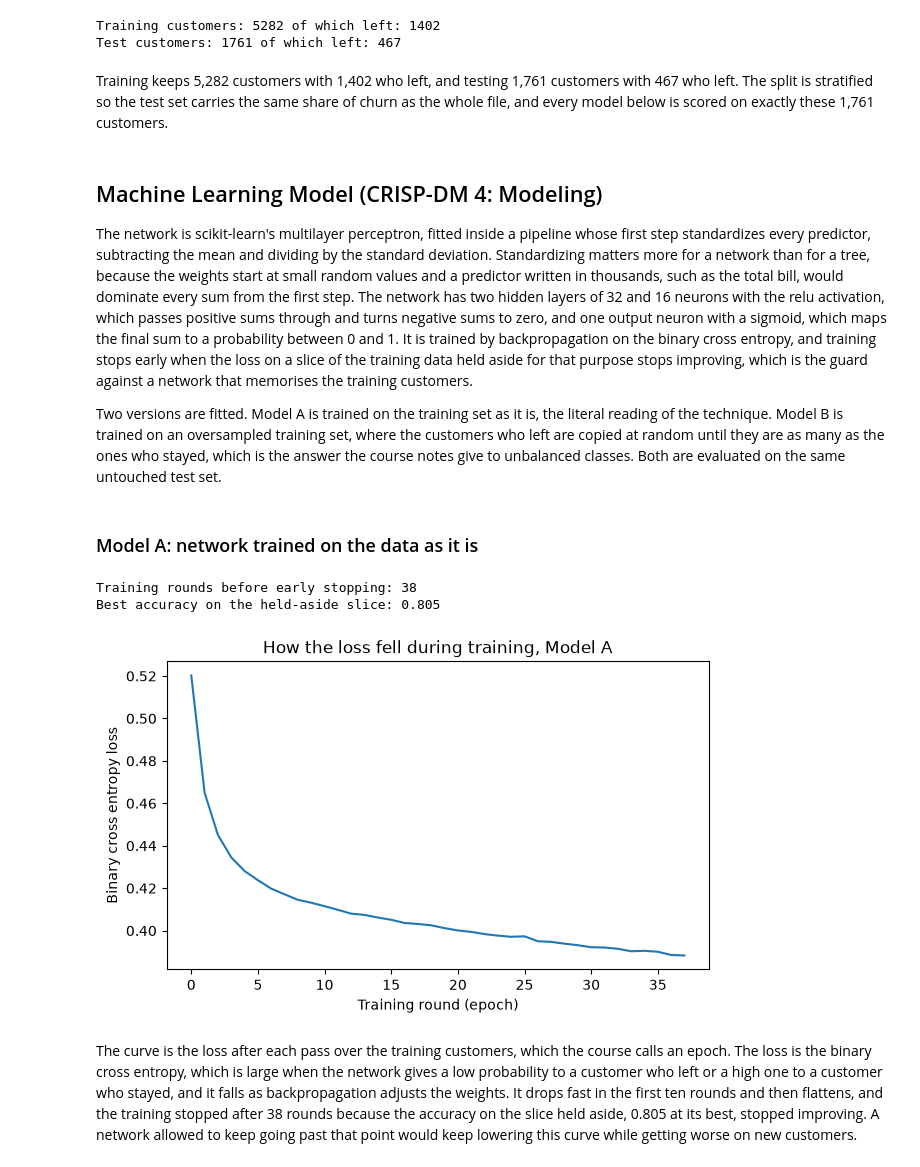
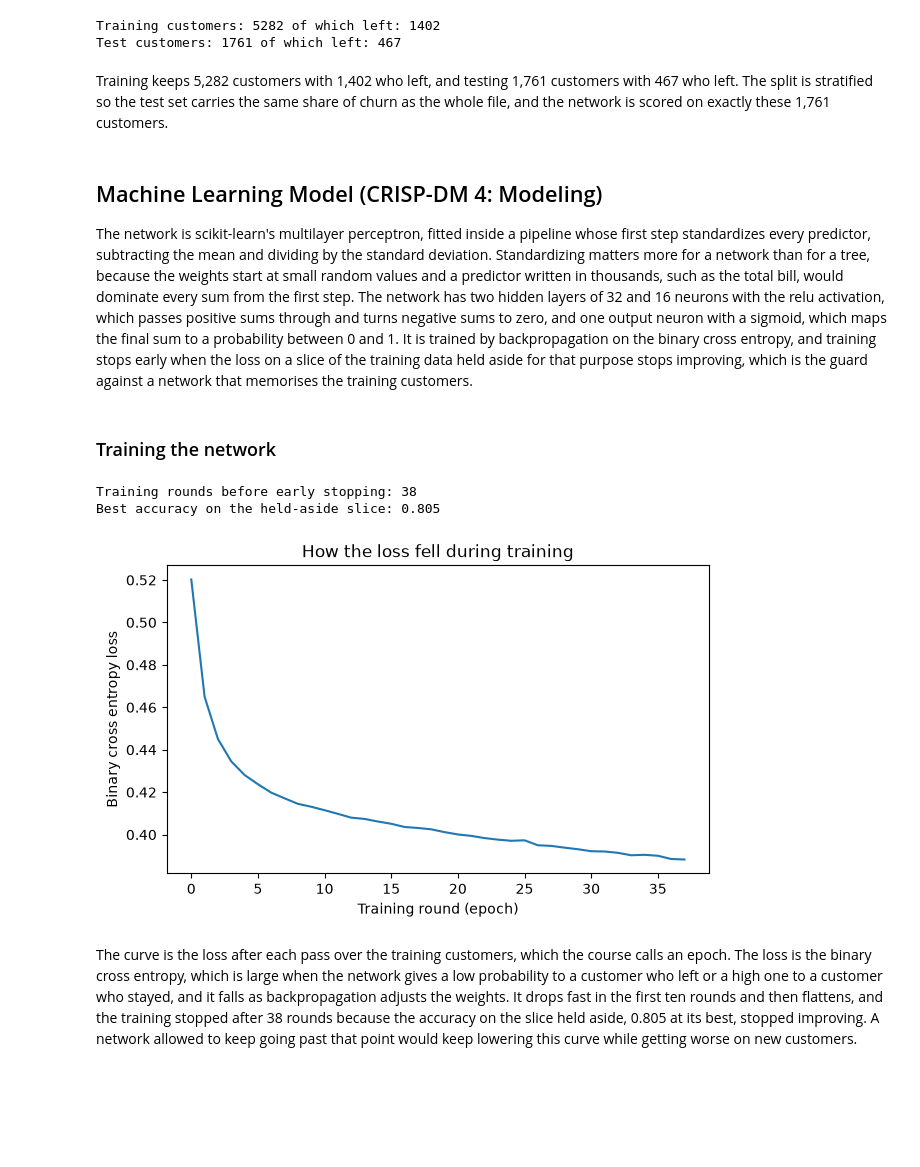
Before and after one commit to Jonathansl17/jarvis, a Jupyter notebook: notebooks/telecom_churn_classification/telecom_churn_classification.ipynb, the cells around one changed output. Drawn from its saved outputs; the diff is of its cells as text; code cells hidden in the pictures; blank space fills up the shorter version.

```diff
--- a/notebooks/telecom_churn_classification/telecom_churn_classification.ipynb
+++ b/notebooks/telecom_churn_classification/telecom_churn_classification.ipynb
@@ -285,38 +283,36 @@ print("Test customers:", len(X_test), "of which left:", int(y_test.sum()))
 Training customers: 5282 of which left: 1402
 Test customers: 1761 of which left: 467
 # %% [markdown]
-Training keeps 5,282 customers with 1,402 who left, and testing 1,761 customers with 467 who left. The split is stratified so the test set carries the same share of churn as the whole file, and every model below is scored on exactly these 1,761 customers.
+Training keeps 5,282 customers with 1,402 who left, and testing 1,761 customers with 467 who left. The split is stratified so the test set carries the same share of churn as the whole file, and the network is scored on exactly these 1,761 customers.
 # %% [markdown]
 ## Machine Learning Model (CRISP-DM 4: Modeling)
 
 The network is scikit-learn's multilayer perceptron, fitted inside a pipeline whose first step standardizes every predictor, subtracting the mean and dividing by the standard deviation. Standardizing matters more for a network than for a tree, because the weights start at small random values and a predictor written in thousands, such as the total bill, would dominate every sum from the first step. The network has two hidden layers of 32 and 16 neurons with the relu activation, which passes positive sums through and turns negative sums to zero, and one output neuron with a sigmoid, which maps the final sum to a probability between 0 and 1. It is trained by backpropagation on the binary cross entropy, and training stops early when the loss on a slice of the training data held aside for that purpose stops improving, which is the guard against a network that memorises the training customers.
-
-Two versions are fitted. Model A is trained on the training set as it is, the literal reading of the technique. Model B is trained on an oversampled training set, where the customers who left are copied at random until they are as many as the ones who stayed, which is the answer the course notes give to unbalanced classes. Both are evaluated on the same untouched test set.
 # %% [markdown]
-### Model A: network trained on the data as it is
+### Training the network
 # %%
 def build_network():
     return Pipeline([
         ('scale', StandardScaler()),
         ('network', MLPClassifier(hidden_layer_sizes=(32, 16), max_iter=500,
                                   early_stopping=True, random_state=RANDOM_STATE)),
     ])
 
-model_plain = build_network().fit(X_train, y_train)
-network_plain = model_plain.named_steps['network']
-print("Training rounds before early stopping:", network_plain.n_iter_)
-print("Best accuracy on the held-aside slice: %.3f" % network_plain.best_validation_score_)
+model = build_network().fit(X_train, y_train)
+network = model.named_steps['network']
+print("Training rounds before early stopping:", network.n_iter_)
+print("Best accuracy on the held-aside slice: %.3f" % network.best_validation_score_)
 
 plt.figure(figsize=(7, 4))
-plt.plot(network_plain.loss_curve_)
+plt.plot(network.loss_curve_)
 plt.xlabel('Training round (epoch)')
 plt.ylabel('Binary cross entropy loss')
-plt.title('How the loss fell during training, Model A')
+plt.title('How the loss fell during training')
 plt.show()
 # %% [output]
 Training rounds before early stopping: 38
 Best accuracy on the held-aside slice: 0.805
-[figure, old version]
+[figure, new version]
 # %% [markdown]
 The curve is the loss after each pass over the training customers, which the course calls an epoch. The loss is the binary cross entropy, which is large when the network gives a low probability to a customer who left or a high one to a customer who stayed, and it falls as backpropagation adjusts the weights. It drops fast in the first ten rounds and then flattens, and the training stopped after 38 rounds because the accuracy on the slice held aside, 0.805 at its best, stopped improving. A network allowed to keep going past that point would keep lowering this curve while getting worse on new customers.
 # %%
```
Also changed, not shown: parts of 24 cells of this notebook, 7 other files.
